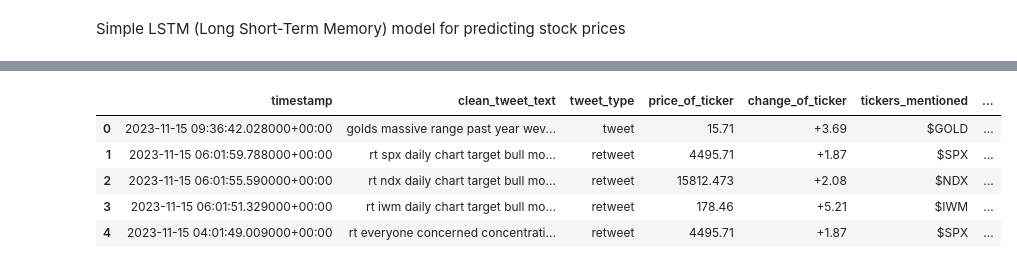
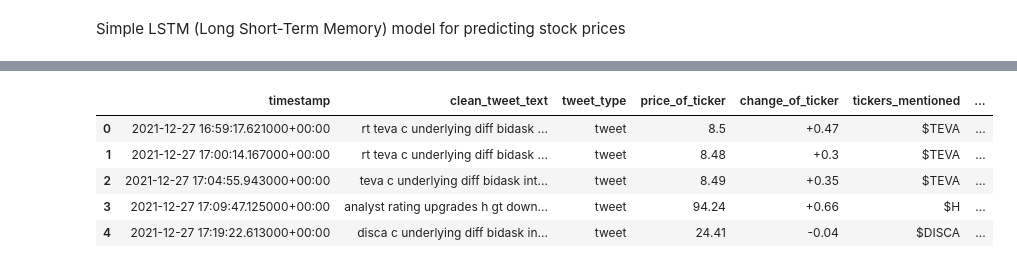
Before and after one commit to premstaller1/SHAP-DS2, a Jupyter notebook: Stock_market_Shap_analysis_pascal.ipynb, the cells around one changed output, grey strips where cells are left out. Saved outputs shown, nothing was run; the diff lists cells and outputs as text; code cells hidden in the pictures.

```diff
--- a/Stock_market_Shap_analysis_pascal.ipynb
+++ b/Stock_market_Shap_analysis_pascal.ipynb
@@ -65,0 +67,3 @@ df.head()
+# %%
+df_shap = df.sample(n=20, random_state=1)
+df.head()
@@ -65,0 +79,13 @@ df.head()
+# %%
+texts = df_shap["clean_tweet_text"].tolist()
+
+predictions = []
+scores = []
+
+for text in texts:
+    result = pipe(text)[0]
+    predictions.append(result['label'])
+    scores.append(result['score'])
+
+df_shap['Sentiment'] = predictions
+df_shap['SentimentScore'] = scores
@@ -111,3 +198,0 @@ pipe = pipeline("text-classification", model="mrm8488/distilroberta-finetuned-fi
-# %%
-predictions = [pipe(text)[0]['label'] for text in df["clean_tweet_text"]]
-df['Sentiment'] = predictions
@@ -114,9 +203,22 @@ df['Sentiment'] = predictions
+# %%
+text_p = df_pred["clean_tweet_text"].tolist()
+
+predictions_p = []
+scores_p = []
+
+for text in text_p:
+    result_p = pipe(text)[0]
+    predictions_p.append(result_p['label'])
+    scores_p.append(result_p['score'])
+
+df_pred['Sentiment'] = predictions_p
+df_pred['SentimentScore'] = scores_p
 # %%
-df.head()
+df_pred.head()
 # %% [output]
 |  | timestamp | clean_tweet_text | tweet_type | price_of_ticker | change_of_ticker | tickers_mentioned | ... |
-| 0 | 2023-11-15 09:36:42.028000+00:00 | golds massive range past year wev... | tweet | 15.71 | +3.69 | $GOLD | ... |
-| 1 | 2023-11-15 06:01:59.788000+00:00 | rt spx daily chart target bull mo... | retweet | 4495.71 | +1.87 | $SPX | ... |
-| 2 | 2023-11-15 06:01:55.590000+00:00 | rt ndx daily chart target bull mo... | retweet | 15812.473 | +2.08 | $NDX | ... |
-| 3 | 2023-11-15 06:01:51.329000+00:00 | rt iwm daily chart target bull mo... | retweet | 178.46 | +5.21 | $IWM | ... |
-| 4 | 2023-11-15 04:01:49.009000+00:00 | rt everyone concerned concentrati... | retweet | 4495.71 | +1.87 | $SPX | ... |
+| 0 | 2021-12-27 16:59:17.621000+00:00 | rt teva c underlying diff bidask ... | tweet | 8.5 | +0.47 | $TEVA | ... |
+| 1 | 2021-12-27 17:00:14.167000+00:00 | rt teva c underlying diff bidask ... | tweet | 8.48 | +0.3 | $TEVA | ... |
+| 2 | 2021-12-27 17:04:55.943000+00:00 | teva c underlying diff bidask int... | tweet | 8.49 | +0.35 | $TEVA | ... |
+| 3 | 2021-12-27 17:09:47.125000+00:00 | analyst rating upgrades h gt down... | tweet | 94.24 | +0.66 | $H | ... |
+| 4 | 2021-12-27 17:19:22.613000+00:00 | disca c underlying diff bidask in... | tweet | 24.41 | -0.04 | $DISCA | ... |
```
Also changed, not shown: parts of 73 cells of this notebook, 1 other file.
